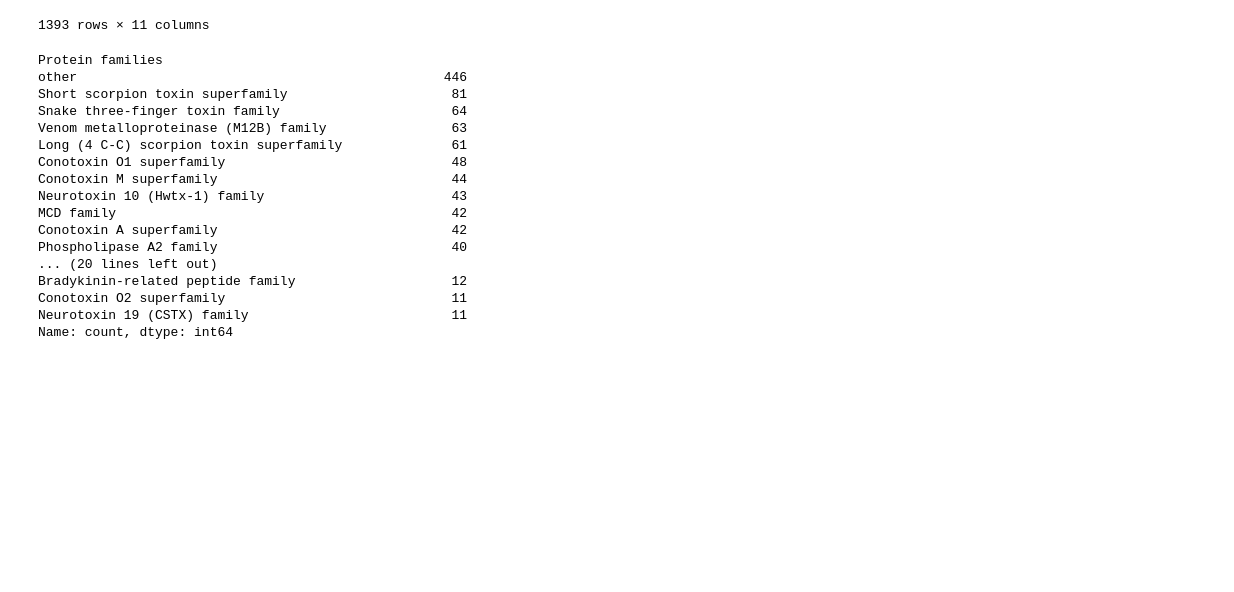
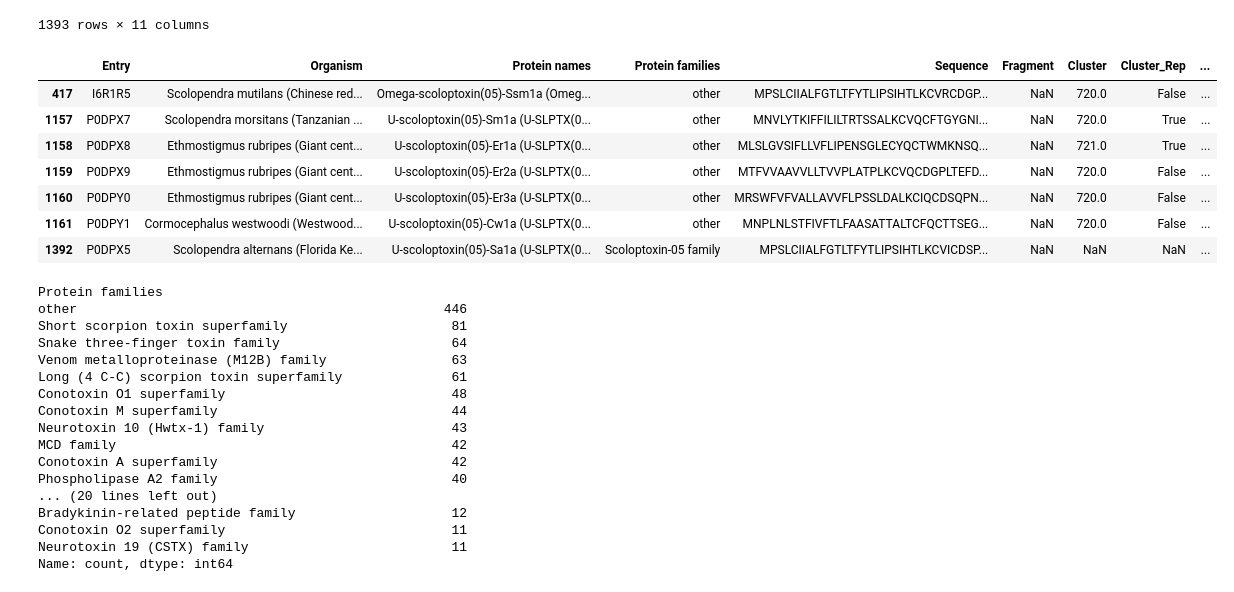
Before and after one commit to Sisistern123/ToxFam, a Jupyter notebook: preprocessing.ipynb, the cells around one changed output. Cells and saved outputs as stored; diff of their text form; code cells hidden in the pictures; blank space fills up the shorter version.

```diff
--- a/preprocessing.ipynb
+++ b/preprocessing.ipynb
@@ -599,6 +524,17 @@ merged_df
 | 1391 | W4VSI6 | Trittame loki (Brush-footed trapd... | Toxin ICK-18 | other | MKTIFALVFCCAIAVVVLGFGENEGSTIDHDQN... | NaN | 1298.0 | True | ... |
 | 1392 | P0DPX5 | Scolopendra alternans (Florida Ke... | U-scoloptoxin(05)-Sa1a (U-SLPTX(0... | Scoloptoxin-05 family | MPSLCIIALFGTLTFYTLIPSIHTLKCVICDSP... | NaN | NaN | NaN | ... |
 1393 rows × 11 columns
+# %%
+merged_df[merged_df["Entry"].isin(["I6R1R5", "P0DPX5", "P0DPX9", "P0DPY0", "P0DPY1", "P0DPX7", "P0DPX8"])]
+# %% [output]
+|  | Entry | Organism | Protein names | Protein families | Sequence | Fragment | Cluster | Cluster_Rep | ... |
+| 417 | I6R1R5 | Scolopendra mutilans (Chinese red... | Omega-scoloptoxin(05)-Ssm1a (Omeg... | other | MPSLCIIALFGTLTFYTLIPSIHTLKCVRCDGP... | NaN | 720.0 | False | ... |
+| 1157 | P0DPX7 | Scolopendra morsitans (Tanzanian ... | U-scoloptoxin(05)-Sm1a (U-SLPTX(0... | other | MNVLYTKIFFILILTRTSSALKCVQCFTGYGNI... | NaN | 720.0 | True | ... |
+| 1158 | P0DPX8 | Ethmostigmus rubripes (Giant cent... | U-scoloptoxin(05)-Er1a (U-SLPTX(0... | other | MLSLGVSIFLLVFLIPENSGLECYQCTWMKNSQ... | NaN | 721.0 | True | ... |
+| 1159 | P0DPX9 | Ethmostigmus rubripes (Giant cent... | U-scoloptoxin(05)-Er2a (U-SLPTX(0... | other | MTFVVAAVVLLTVVPLATPLKCVQCDGPLTEFD... | NaN | 720.0 | False | ... |
+| 1160 | P0DPY0 | Ethmostigmus rubripes (Giant cent... | U-scoloptoxin(05)-Er3a (U-SLPTX(0... | other | MRSWFVFVALLAVVFLPSSLDALKCIQCDSQPN... | NaN | 720.0 | False | ... |
+| 1161 | P0DPY1 | Cormocephalus westwoodi (Westwood... | U-scoloptoxin(05)-Cw1a (U-SLPTX(0... | other | MNPLNLSTFIVFTLFAASATTALTCFQCTTSEG... | NaN | 720.0 | False | ... |
+| 1392 | P0DPX5 | Scolopendra alternans (Florida Ke... | U-scoloptoxin(05)-Sa1a (U-SLPTX(0... | Scoloptoxin-05 family | MPSLCIIALFGTLTFYTLIPSIHTLKCVICDSP... | NaN | NaN | NaN | ... |
 # %%
 merged_df.loc[merged_df["Protein families"] == "Scoloptoxin-05 family", "Protein families"] = "other"
 # %%
```
Also changed, not shown: parts of 15 cells of this notebook, 9 other files.
